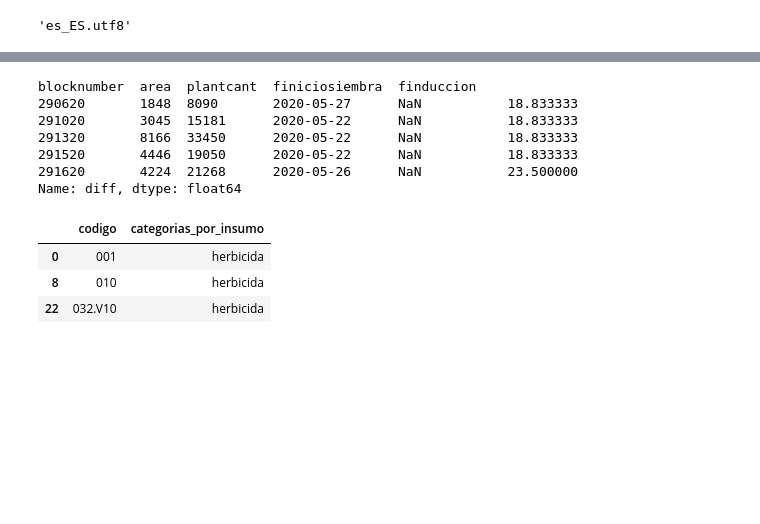
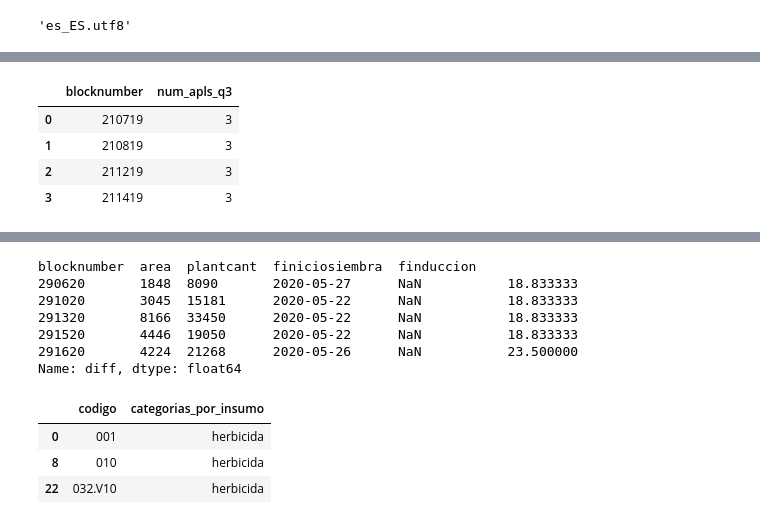
Before and after one commit to sergio-gonzalez-guapa/guapa_seguimiento_nutricion, a Jupyter notebook: process_data.ipynb, the cells around one changed output, grey strips where cells are left out. Saved outputs shown, nothing was run; the diff lists cells and outputs as text; code cells hidden in the pictures; blank space fills up the shorter version.

```diff
--- a/process_data.ipynb
+++ b/process_data.ipynb
@@ -10,0 +84,8 @@ from pandas.api.types import is_datetime64_any_dtype as is_datetime
+# %%
+df[(df['apldate'] > df['finiciosiembra'] + datetime.timedelta(weeks=36))].groupby("blocknumber")["apldate"].agg(num_apls_q4="count").reset_index()
+# %% [output]
+|  | blocknumber | num_apls_q3 |
+| 0 | 210719 | 3 |
+| 1 | 210819 | 3 |
+| 2 | 211219 | 3 |
+| 3 | 211419 | 3 |
```
Also changed, not shown: parts of 12 cells of this notebook, 5 other files.
